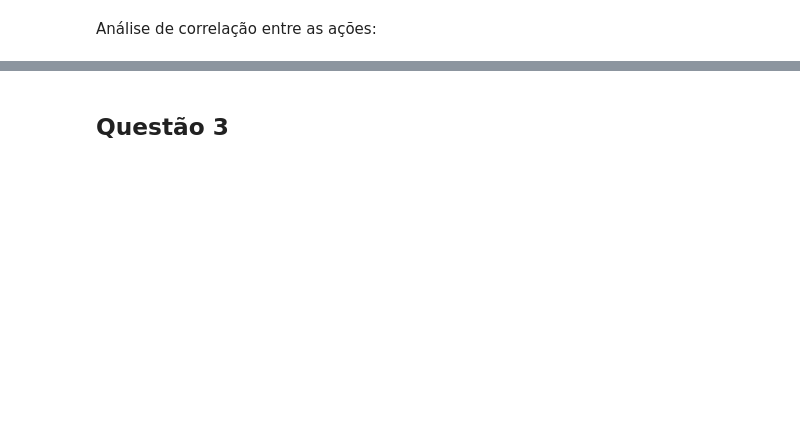
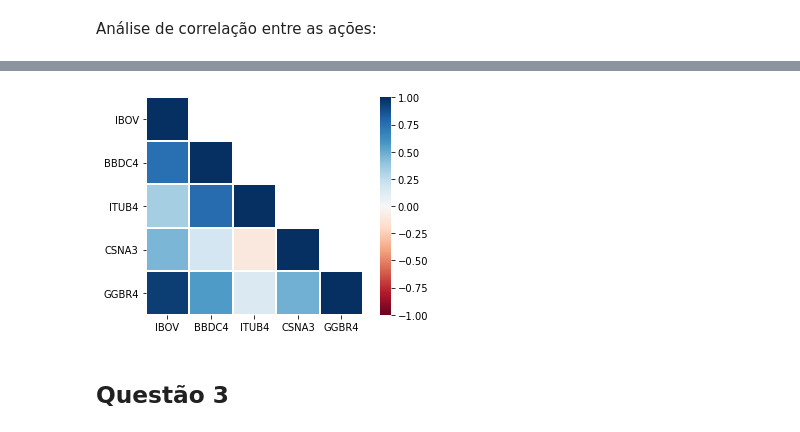
Before and after one commit to cleitonmoya/MAE001_Trabalho2, a Jupyter notebook: Trabalho2.ipynb, the cells around one changed output, grey strips where cells are left out. Drawn from its saved outputs; the diff is of its cells as text; code cells hidden in the pictures; blank space fills up the shorter version.

```diff
--- a/Trabalho2.ipynb
+++ b/Trabalho2.ipynb
@@ -134,2 +136,10 @@ print(M_cor)
+# %%
+M_Cor = df.iloc[:,:5].corr()
+mask = 1-np.tril(np.ones_like(M_Cor, dtype=bool)) # Generate a mask for the upper triangle
+ax = sns.heatmap(M_Cor, mask=mask, vmin=-1, vmax=+1, cmap='RdBu', linewidths=1, square=True)
+plt.yticks(rotation=0)
+plt.show()
+# %% [output]
+[figure, added]
 # %% [markdown]
 ## Questão 3
```
Also changed, not shown: parts of 19 cells of this notebook.
